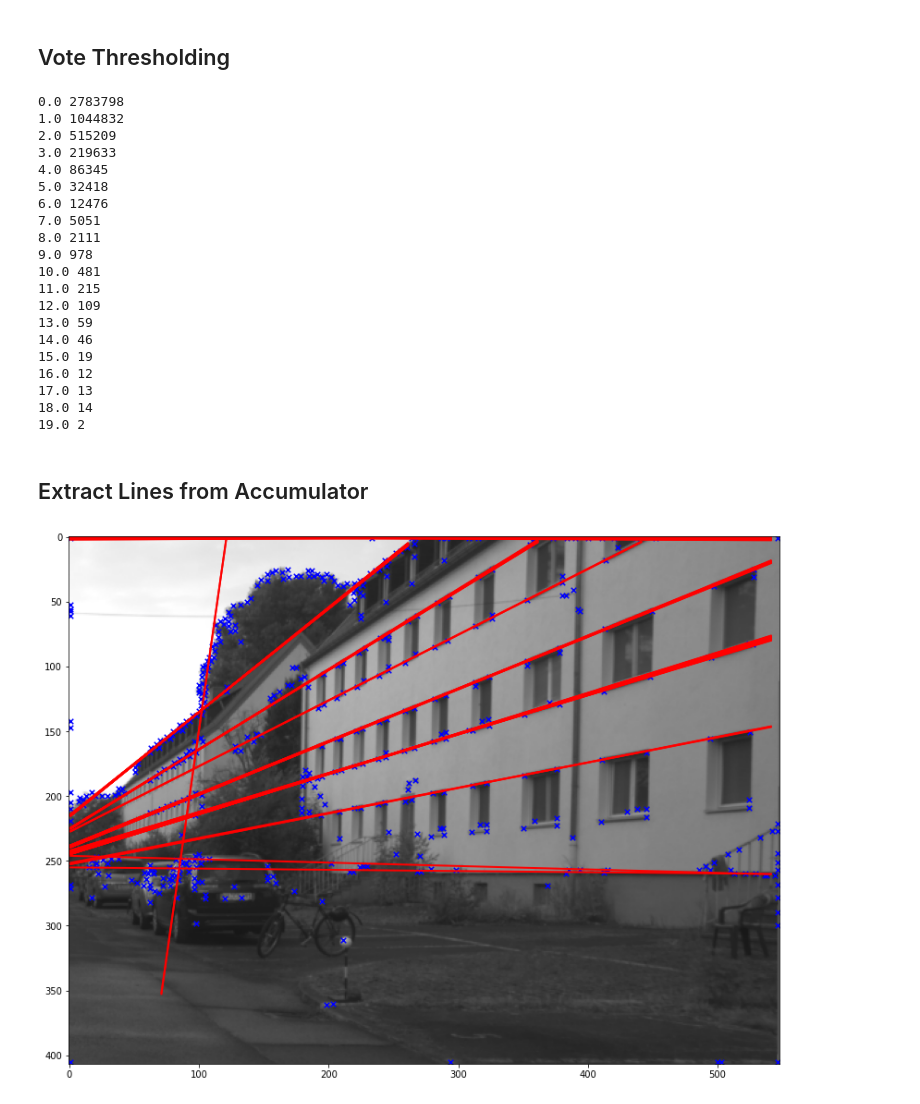
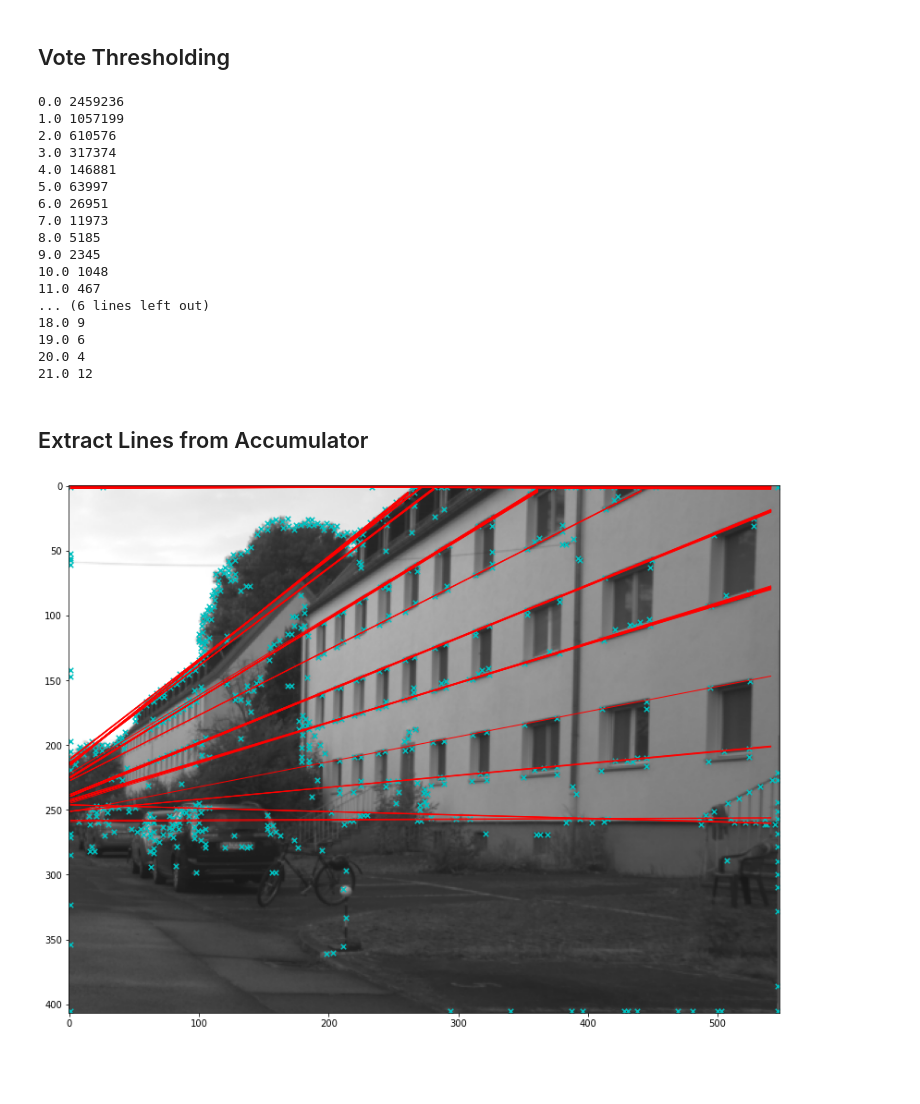
Before and after one commit to DOLARIK/cv_hw2, a Jupyter notebook: hough_transform.ipynb, the cells around one changed output. Saved outputs shown, nothing was run; the diff lists cells and outputs as text; code cells hidden in the pictures; blank space fills up the shorter version.

Commit message:
Add hough transform results with 2 corner detection thresholds

```diff
--- a/hough_transform.ipynb
+++ b/hough_transform.ipynb
@@ -19,7 +19,7 @@ def visualize_image(image):
 def save_array_as_image(array, name):
      imageio.imwrite(name, array)
 # %%
-corner_image = load_image('results/road_nms.jpg')
+corner_image = load_image('results/road_nms_2.jpg')
 # %%
 corner_image.shape
 # %% [output]
@@ -93,7 +93,7 @@ class Hough:
 
                 self.accumulator[int(rho), theta_unit] += 1
 # %%
-hough = Hough(corner_image, factor = 0.25)
+hough = Hough(corner_image, factor = .25)
 hough.vote()
 # %%
 figure, ax = plt.subplots(1, 1)
@@ -107,28 +107,25 @@ figure.set_size_inches(18.5, 10.5)
 for elem in set(list(np.ravel(hough.accumulator))):
     print(elem, list(np.ravel(hough.accumulator)).count(elem))
 # %% [output]
-0.0 2783798
-1.0 1044832
-2.0 515209
-3.0 219633
-4.0 86345
-5.0 32418
-6.0 12476
-7.0 5051
-8.0 2111
-9.0 978
-10.0 481
-11.0 215
-12.0 109
-13.0 59
-14.0 46
-15.0 19
-16.0 12
-17.0 13
-18.0 14
-19.0 2
+0.0 2459236
+1.0 1057199
+2.0 610576
+3.0 317374
+4.0 146881
+5.0 63997
+6.0 26951
+7.0 11973
+8.0 5185
+9.0 2345
+10.0 1048
+11.0 467
+... (6 lines left out)
+18.0 9
+19.0 6
+20.0 4
+21.0 12
 # %%
-vote_threshold = 13
+vote_threshold = 14
 accumulator = np.asarray(hough.accumulator > vote_threshold, dtype='int')
 # %% [markdown]
 ## Extract Lines from Accumulator
@@ -152,16 +149,16 @@ def plot_line(line, acc):
                 Xs.append(x)
                 Ys.append(y)
 
-    plt.plot(Xs, Ys, linewidth = 2, c = 'red')
+    plt.plot(Xs, Ys, linewidth = 1, c = 'red')
 # %%
 lines = extract_lines(accumulator)
 # %%
 figure, ax = plt.subplots(1, 1)
 visualize_image(load_image('road.png'))
 for line in lines:
     plot_line(line, accumulator)
 
-plt.scatter(np.asarray(keypoints)[:, 0], np.asarray(keypoints)[:, 1], s=30, c='b', marker = 'x')
+plt.scatter(np.asarray(keypoints)[:, 0], np.asarray(keypoints)[:, 1], s=30, c='c', marker = 'x')
 figure.set_size_inches(18.5, 10.5)
 # %% [output]
-[figure, old version]
+[figure, new version]
```
Also changed, not shown: parts of 3 cells of this notebook, 3 other files.
